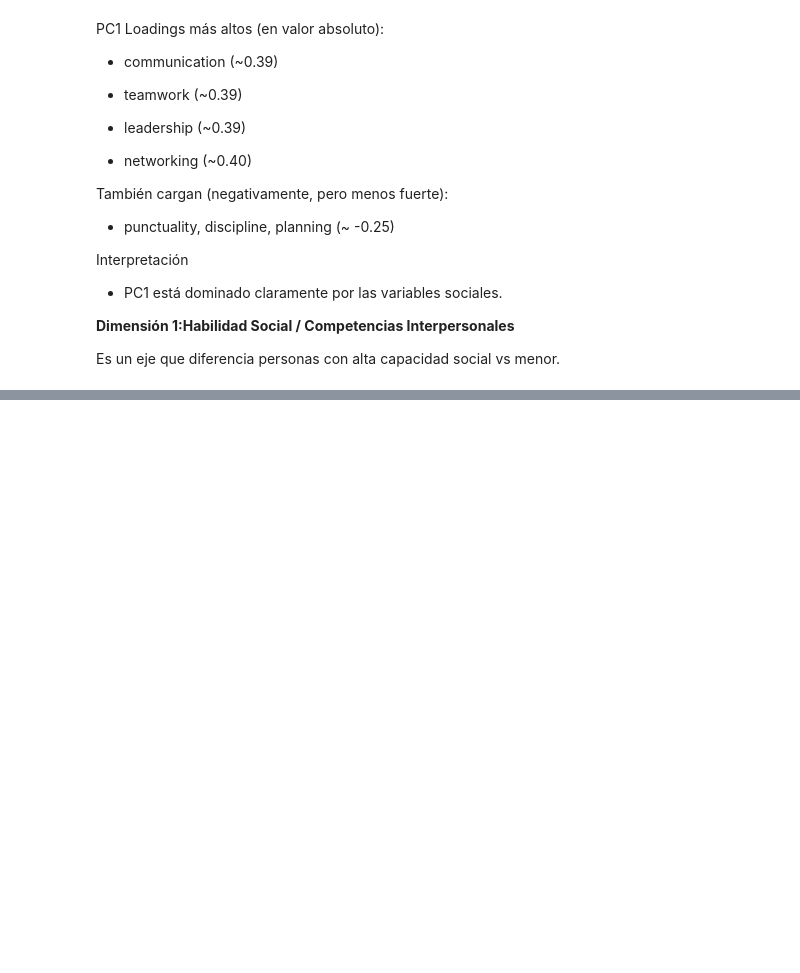
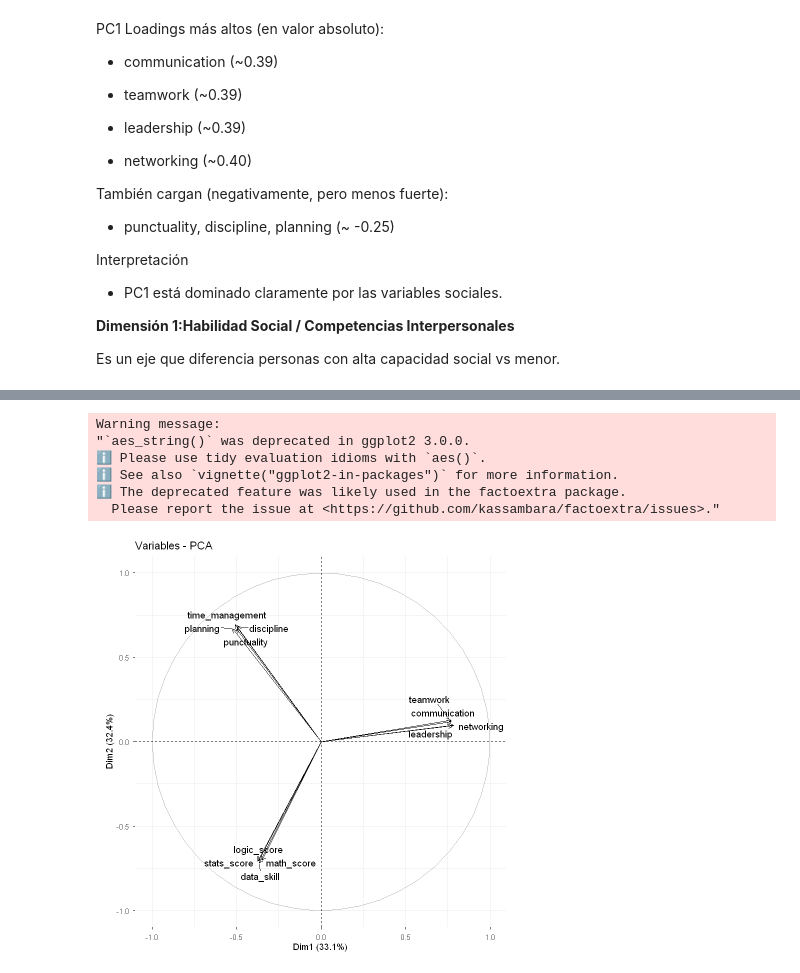
Before and after one commit to jrortiz88/pca_estadistica_presentacion, a Jupyter notebook: pca_grupal.ipynb, the cells around one changed output, grey strips where cells are left out. Drawn from its saved outputs; the diff is of its cells as text; code cells hidden in the pictures; blank space fills up the shorter version.

```diff
--- a/pca_grupal.ipynb
+++ b/pca_grupal.ipynb
@@ -163,0 +273,16 @@ Es un eje que diferencia personas con alta capacidad social vs menor.
+# %%
+fviz_pca_var(
+  pca_result,
+  axes = c(1, 2),
+  repel = TRUE
+) +
+  geom_hline(yintercept = 0, linetype = 2) +
+  geom_vline(xintercept = 0, linetype = 2)
+# %% [output]
+Warning message:
+"`aes_string()` was deprecated in ggplot2 3.0.0.
+ℹ Please use tidy evaluation idioms with `aes()`.
+ℹ See also `vignette("ggplot2-in-packages")` for more information.
+ℹ The deprecated feature was likely used in the factoextra package.
+  Please report the issue at <https://github.com/kassambara/factoextra/issues>."
+[figure, added]
```
Also changed, not shown: parts of 20 cells of this notebook.
